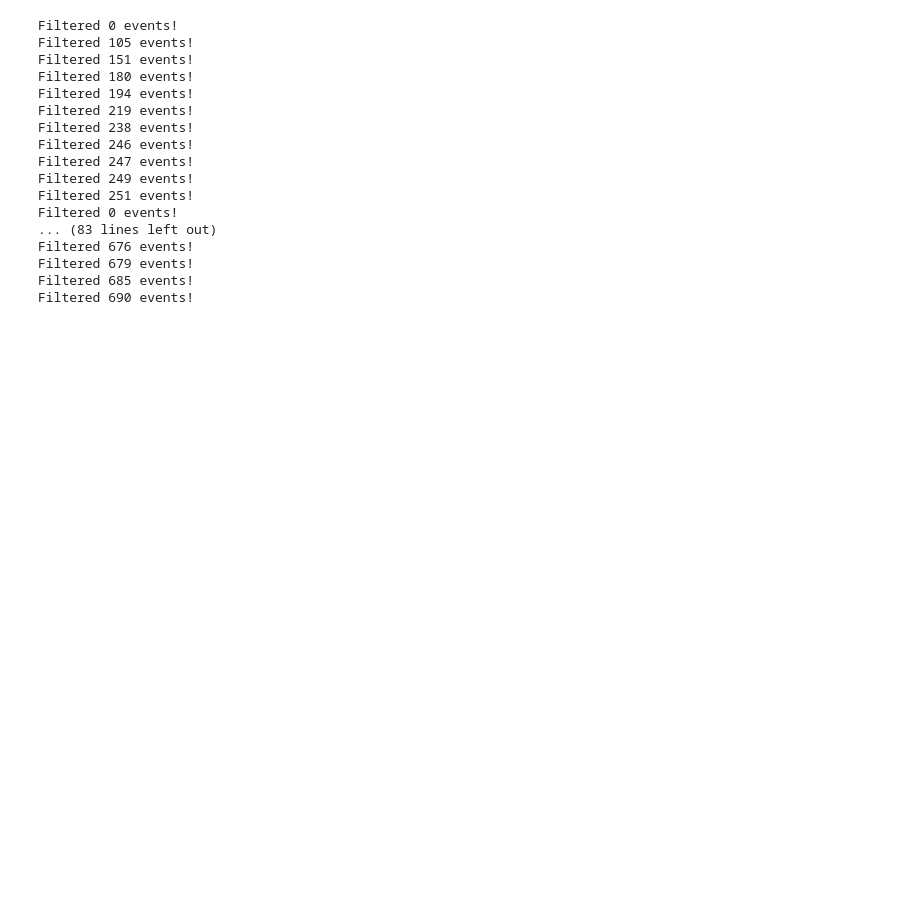
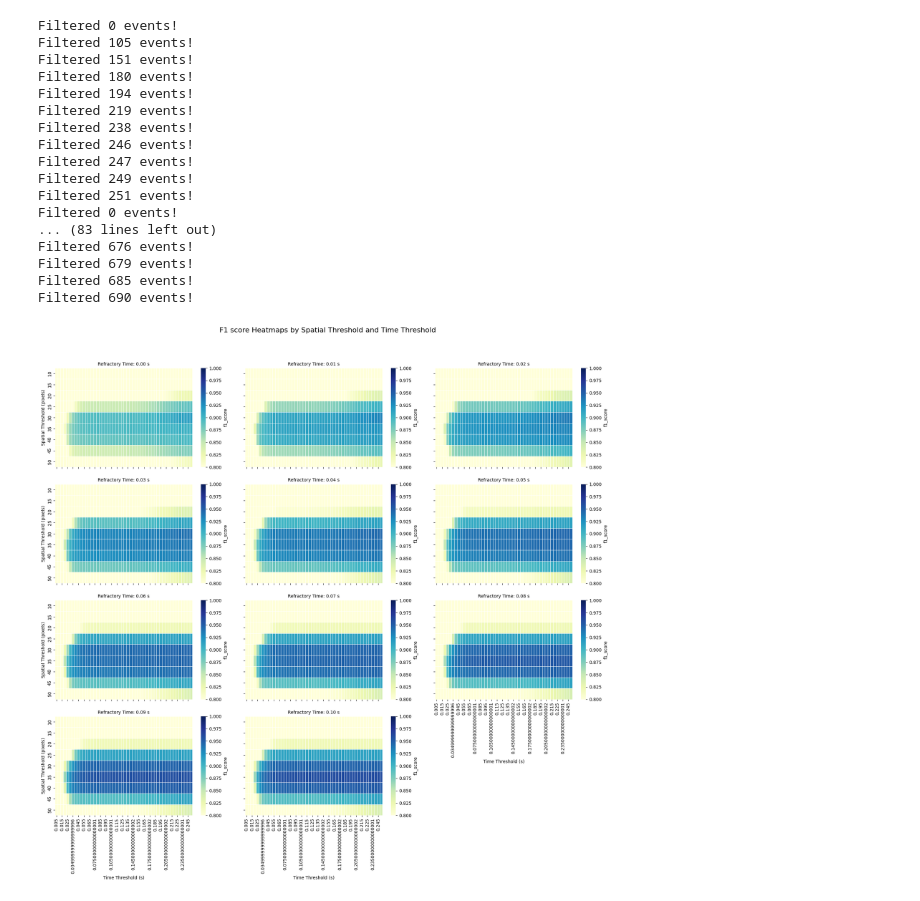
Before and after one commit to 1mattbecker/kinematics_analysis, a Jupyter notebook: code/tongue_lickometer.ipynb, the cells around one changed output. Saved outputs shown, nothing was run; the diff lists cells and outputs as text; code cells hidden in the pictures; blank space fills up the shorter version.

Commit message:
parameterization of spatial threshold, time threshold, and refractory filter

```diff
--- a/code/tongue_lickometer.ipynb
+++ b/code/tongue_lickometer.ipynb
@@ -277,3 +302,45 @@ Filtered 676 events!
 Filtered 679 events!
 Filtered 685 events!
 Filtered 690 events!
+# %%
+import numpy as np
+import pandas as pd
+import seaborn as sns
+import matplotlib.pyplot as plt
+
+# Create a FacetGrid for recall
+g = sns.FacetGrid(results_df, col="t_refractory", col_wrap=3, height=4, aspect=1.5)
+
+# Loop through each unique t_refractory value
+for k, t_refractory in enumerate(results_df['t_refractory'].unique()):
+    # Filter the DataFrame for the current t_refractory value
+    filtered_df = results_df[results_df['t_refractory'] == t_refractory]
+
+    # Pivot the filtered data for recall
+    pivot_data = filtered_df.pivot_table(index="spatial_threshold",
+                                          columns="time_threshold",
+                                          values="f1_score",
+                                          aggfunc='mean')
+
+    # Create the heatmap for recall
+    ax = g.axes[k]
+    sns.heatmap(pivot_data, ax=ax, cmap='YlGnBu',
+                cbar_kws={'label': 'f1_score'},
+                annot=False, linewidths=.5,
+                vmin=0.8, vmax=1.0) # Adjust vmin/vmax based on expected range
+
+    # Set title for the subplot
+    ax.set_title(f'Refractory Time: {t_refractory:.2f} s')
+
+
+
+
+# Customize the plots
+g.set_axis_labels('Time Threshold (s)', 'Spatial Threshold (pixels)')
+g.set_titles(col_template='Refractory Time: {col_name:.2f} s')
+plt.subplots_adjust(top=0.9)
+g.fig.suptitle('F1 score Heatmaps by Spatial Threshold and Time Threshold', fontsize=16)
+
+plt.show()
+# %% [output]
+[figure, added]
```
Also changed, not shown: parts of 23 cells of this notebook.
